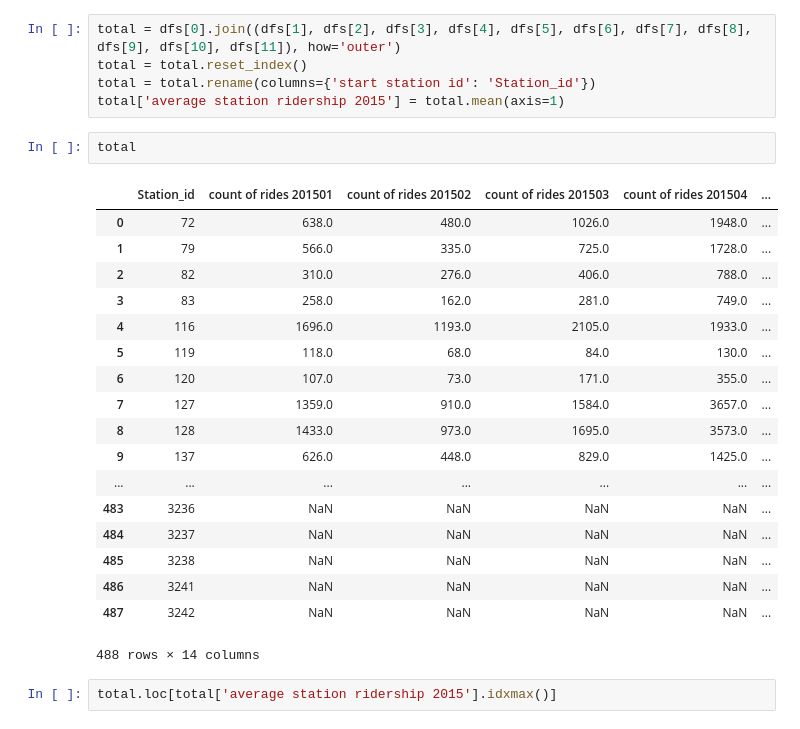
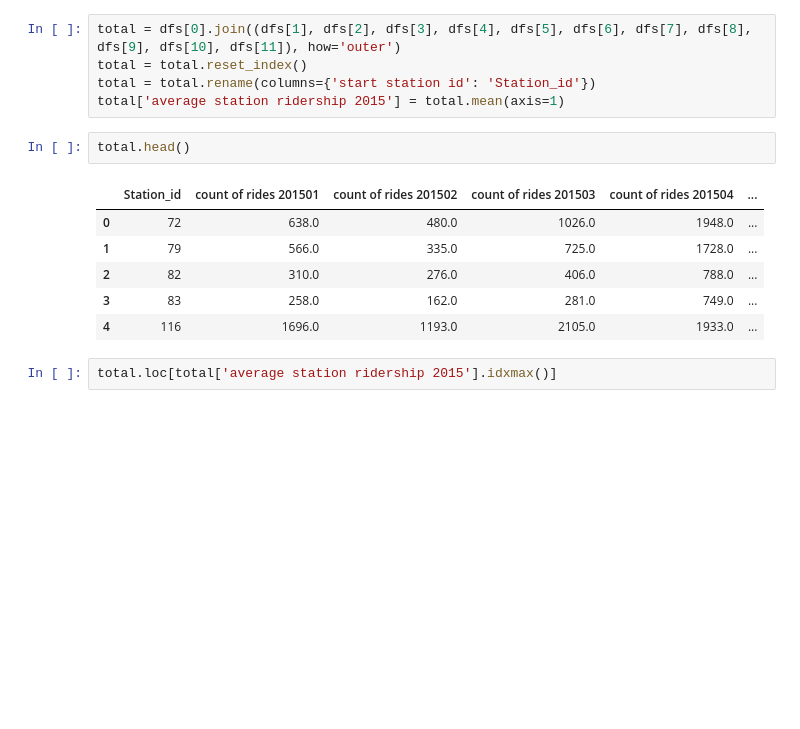
Before and after one commit to CUSP2017/citibike-publicspace, a Jupyter notebook: notebooks/1.5-process-ridership.ipynb, the cells around one changed output. Cells and saved outputs as stored; diff of their text form; blank space fills up the shorter version.

```diff
--- a/notebooks/1.5-process-ridership.ipynb
+++ b/notebooks/1.5-process-ridership.ipynb
@@ -21,26 +21,14 @@ total = total.reset_index()
 total = total.rename(columns={'start station id': 'Station_id'})
 total['average station ridership 2015'] = total.mean(axis=1)
 # %%
-total
+total.head()
 # %% [output]
 |  | Station_id | count of rides 201501 | count of rides 201502 | count of rides 201503 | count of rides 201504 | ... |
 | 0 | 72 | 638.0 | 480.0 | 1026.0 | 1948.0 | ... |
 | 1 | 79 | 566.0 | 335.0 | 725.0 | 1728.0 | ... |
 | 2 | 82 | 310.0 | 276.0 | 406.0 | 788.0 | ... |
 | 3 | 83 | 258.0 | 162.0 | 281.0 | 749.0 | ... |
 | 4 | 116 | 1696.0 | 1193.0 | 2105.0 | 1933.0 | ... |
-| 5 | 119 | 118.0 | 68.0 | 84.0 | 130.0 | ... |
-| 6 | 120 | 107.0 | 73.0 | 171.0 | 355.0 | ... |
-| 7 | 127 | 1359.0 | 910.0 | 1584.0 | 3657.0 | ... |
-| 8 | 128 | 1433.0 | 973.0 | 1695.0 | 3573.0 | ... |
-| 9 | 137 | 626.0 | 448.0 | 829.0 | 1425.0 | ... |
-| ... | ... | ... | ... | ... | ... | ... |
-| 483 | 3236 | NaN | NaN | NaN | NaN | ... |
-| 484 | 3237 | NaN | NaN | NaN | NaN | ... |
-| 485 | 3238 | NaN | NaN | NaN | NaN | ... |
-| 486 | 3241 | NaN | NaN | NaN | NaN | ... |
-| 487 | 3242 | NaN | NaN | NaN | NaN | ... |
-488 rows × 14 columns
 # %%
 total.loc[total['average station ridership 2015'].idxmax()]
 # %% [output]
```
Also changed, not shown: parts of 7 cells of this notebook, 16 other files.
